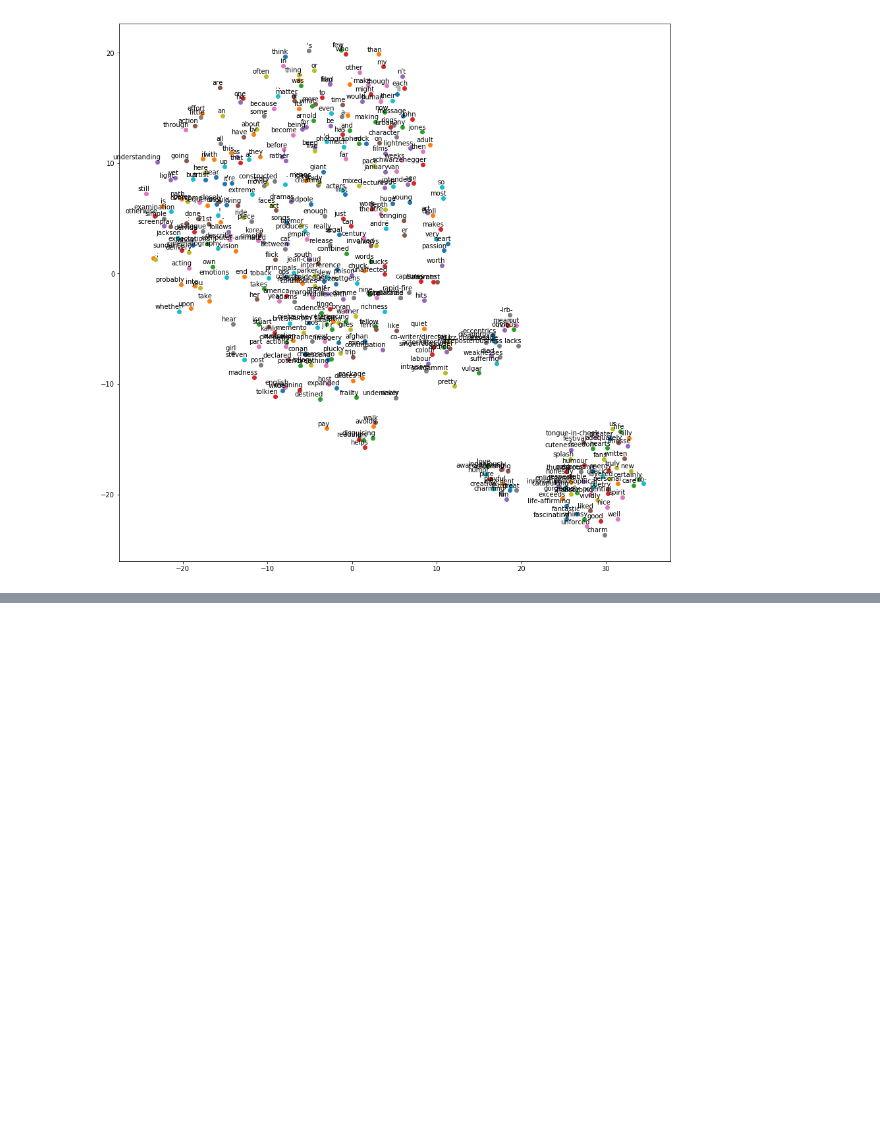
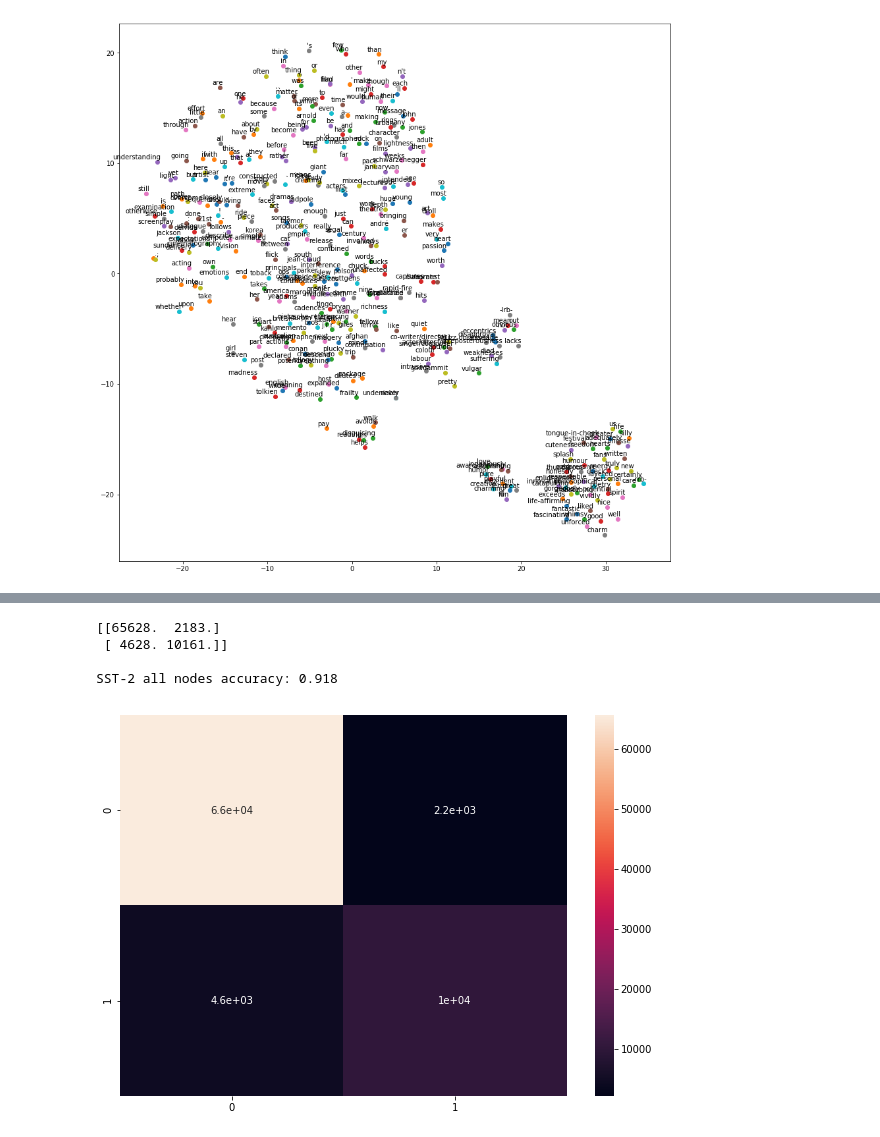
Before and after one commit to angelbeshirov/sent-analysis, a Jupyter notebook: RNTN/visual.ipynb, the cells around one changed output, grey strips where cells are left out. Saved outputs shown, nothing was run; the diff lists cells and outputs as text; code cells hidden in the pictures; blank space fills up the shorter version.

```diff
--- a/RNTN/visual.ipynb
+++ b/RNTN/visual.ipynb
@@ -201,0 +309,19 @@ Closest 10 words to this vector are:
+# %%
+cm = read_confusion_matrix(path_to_sst2_all_cm)
+print(cm)
+print()
+print("SST-2 all nodes accuracy: %.3f" % (cm.trace() / cm.sum()))
+
+df_cm = pd.DataFrame(cm, index = [i for i in "01"],
+                  columns = [i for i in "01"])
+
+pylab.figure(figsize = (10,7))
+sn.heatmap(df_cm, annot=True)
+
+plt.show()
+# %% [output]
+[[65628.  2183.]
+ [ 4628. 10161.]]
+
+SST-2 all nodes accuracy: 0.918
+[figure, added]
```
Also changed, not shown: parts of 14 cells of this notebook, 52 other files.
